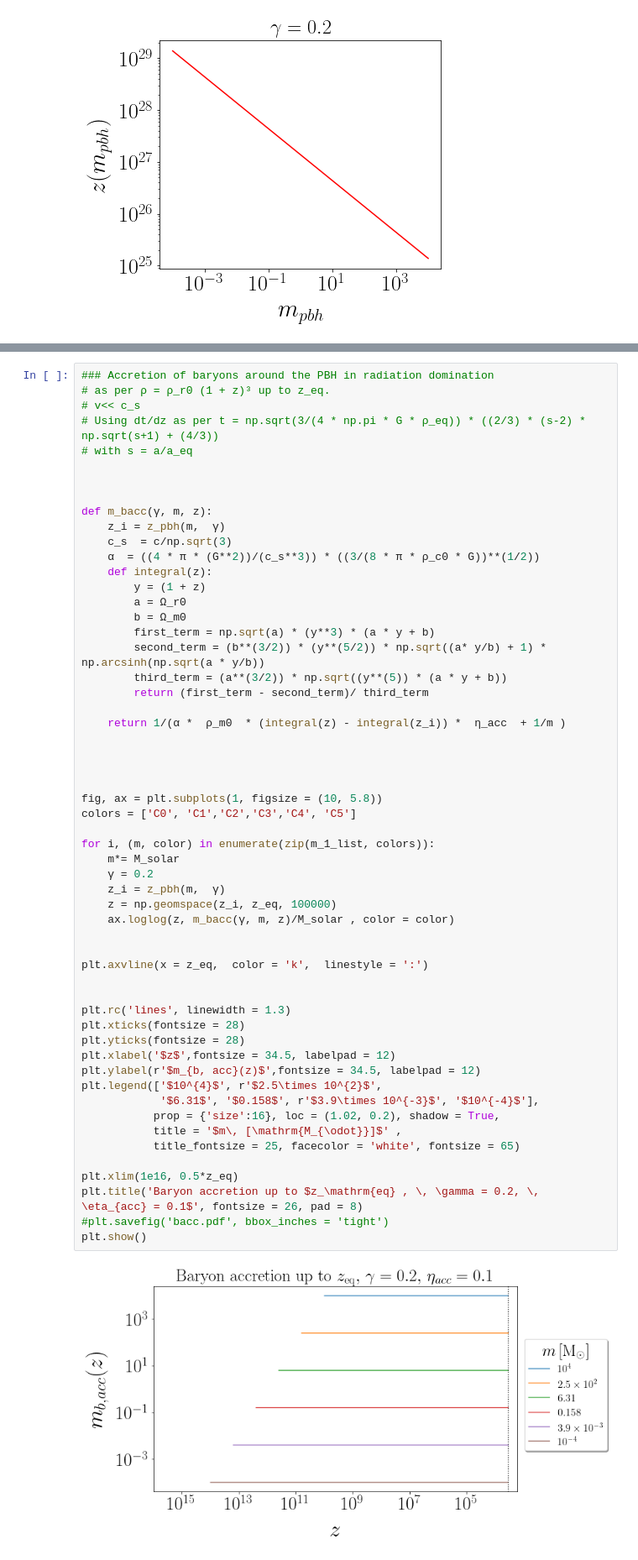
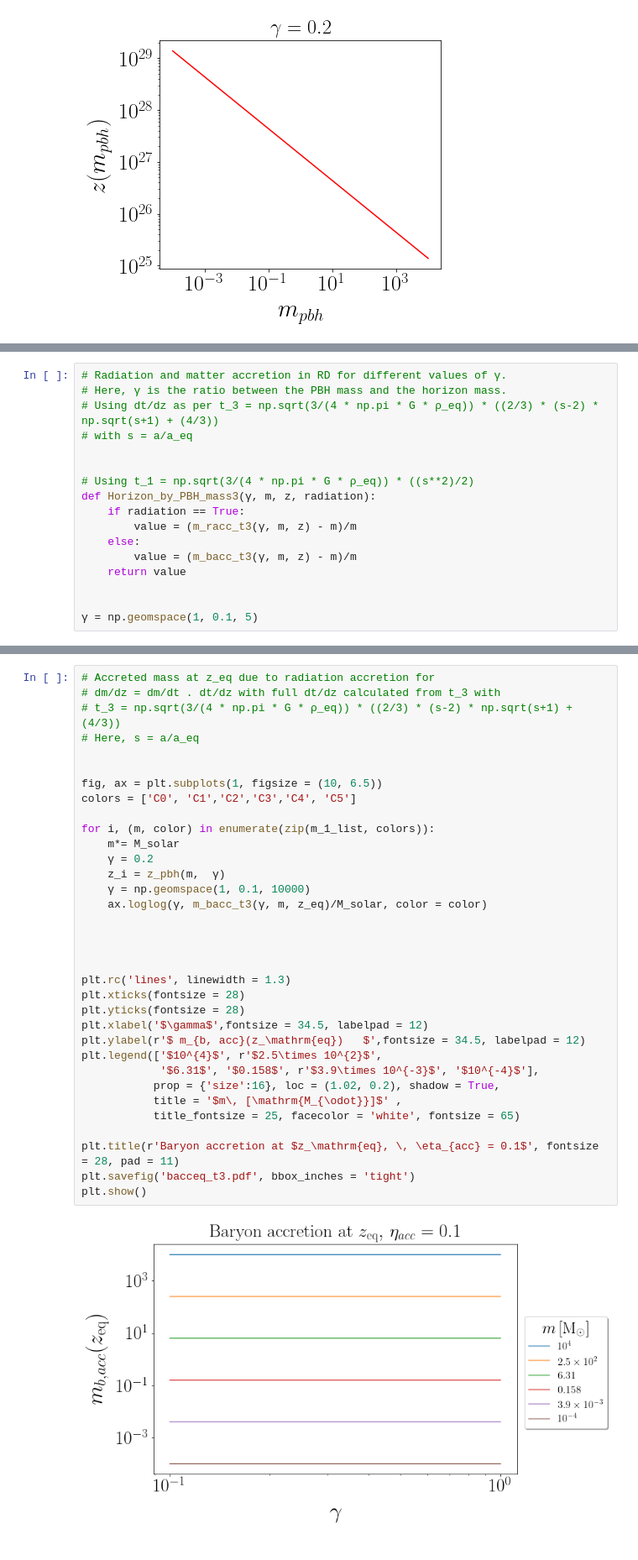
Before and after one commit to pratibhajangra591/project-2, a Jupyter notebook: accretion.ipynb, the cells around one changed output, grey strips where cells are left out. Shown: that part at 84% size. Cells and saved outputs as stored; diff of their text form.

```diff
--- a/accretion.ipynb
+++ b/accretion.ipynb
@@ -154,0 +520,17 @@ plt.show()
+# %%
+# Radiation and matter accretion in RD for different values of γ.
+# Here, γ is the ratio between the PBH mass and the horizon mass.
+# Using dt/dz as per t_3 = np.sqrt(3/(4 * np.pi * G * ρ_eq)) * ((2/3) * (s-2) * np.sqrt(s+1) + (4/3))
+# with s = a/a_eq
+
+
+# Using t_1 = np.sqrt(3/(4 * np.pi * G * ρ_eq)) * ((s**2)/2)
+def Horizon_by_PBH_mass3(γ, m, z, radiation):
+    if radiation == True:
+        value = (m_racc_t3(γ, m, z) - m)/m
+    else:
+        value = (m_bacc_t3(γ, m, z) - m)/m
+    return value
+
+
+γ = np.geomspace(1, 0.1, 5)
@@ -155,59 +768,37 @@ plt.show()
 # %%
-### Accretion of baryons around the PBH in radiation domination
-# as per ρ = ρ_r0 (1 + z)³ up to z_eq.
-# v<< c_s
-# Using dt/dz as per t = np.sqrt(3/(4 * np.pi * G * ρ_eq)) * ((2/3) * (s-2) * np.sqrt(s+1) + (4/3))
-# with s = a/a_eq
+# Accreted mass at z_eq due to radiation accretion for
+# dm/dz = dm/dt . dt/dz with full dt/dz calculated from t_3 with
+# t_3 = np.sqrt(3/(4 * np.pi * G * ρ_eq)) * ((2/3) * (s-2) * np.sqrt(s+1) + (4/3))
+# Here, s = a/a_eq
 
 
-
-def m_bacc(γ, m, z):
-    z_i = z_pbh(m,  γ)
-    c_s  = c/np.sqrt(3)
-    α  = ((4 * π * (G**2))/(c_s**3)) * ((3/(8 * π * ρ_c0 * G))**(1/2))
-    def integral(z):
-        y = (1 + z)
-        a = Ω_r0
-        b = Ω_m0
-        first_term = np.sqrt(a) * (y**3) * (a * y + b)
-        second_term = (b**(3/2)) * (y**(5/2)) * np.sqrt((a* y/b) + 1) * np.arcsinh(np.sqrt(a * y/b))
-        third_term = (a**(3/2)) * np.sqrt((y**(5)) * (a * y + b))
-        return (first_term - second_term)/ third_term
-
-    return 1/(α *  ρ_m0  * (integral(z) - integral(z_i)) *  η_acc  + 1/m )
-
-
-
-
-fig, ax = plt.subplots(1, figsize = (10, 5.8))
+fig, ax = plt.subplots(1, figsize = (10, 6.5))
 colors = ['C0', 'C1','C2','C3','C4', 'C5']
 
 for i, (m, color) in enumerate(zip(m_1_list, colors)):
     m*= M_solar
     γ = 0.2
     z_i = z_pbh(m,  γ)
-    z = np.geomspace(z_i, z_eq, 100000)
-    ax.loglog(z, m_bacc(γ, m, z)/M_solar , color = color)
+    γ = np.geomspace(1, 0.1, 10000)
+    ax.loglog(γ, m_bacc_t3(γ, m, z_eq)/M_solar, color = color)
 
 
-plt.axvline(x = z_eq,  color = 'k',  linestyle = ':')
 
 
 plt.rc('lines', linewidth = 1.3)
 plt.xticks(fontsize = 28)
 plt.yticks(fontsize = 28)
-plt.xlabel('$z$',fontsize = 34.5, labelpad = 12)
-plt.ylabel(r'$m_{b, acc}(z)$',fontsize = 34.5, labelpad = 12)
+plt.xlabel('$\gamma$',fontsize = 34.5, labelpad = 12)
+plt.ylabel(r'$ m_{b, acc}(z_\mathrm{eq})   $',fontsize = 34.5, labelpad = 12)
 plt.legend(['$10^{4}$', r'$2.5\times 10^{2}$',
             '$6.31$', '$0.158$', r'$3.9\times 10^{-3}$', '$10^{-4}$'],
            prop = {'size':16}, loc = (1.02, 0.2), shadow = True,
            title = '$m\, [\mathrm{M_{\odot}}]$' ,
            title_fontsize = 25, facecolor = 'white', fontsize = 65)
 
-plt.xlim(1e16, 0.5*z_eq)
-plt.title('Baryon accretion up to $z_\mathrm{eq} , \, \gamma = 0.2, \, \eta_{acc} = 0.1$', fontsize = 26, pad = 8)
-#plt.savefig('bacc.pdf', bbox_inches = 'tight')
+plt.title(r'Baryon accretion at $z_\mathrm{eq}, \, \eta_{acc} = 0.1$', fontsize = 28, pad = 11)
+plt.savefig('bacceq_t3.pdf', bbox_inches = 'tight')
 plt.show()
 # %% [output]
-[figure, old version]
+[figure, new version]
 # %%
```
Also changed, not shown: parts of 27 cells of this notebook.
